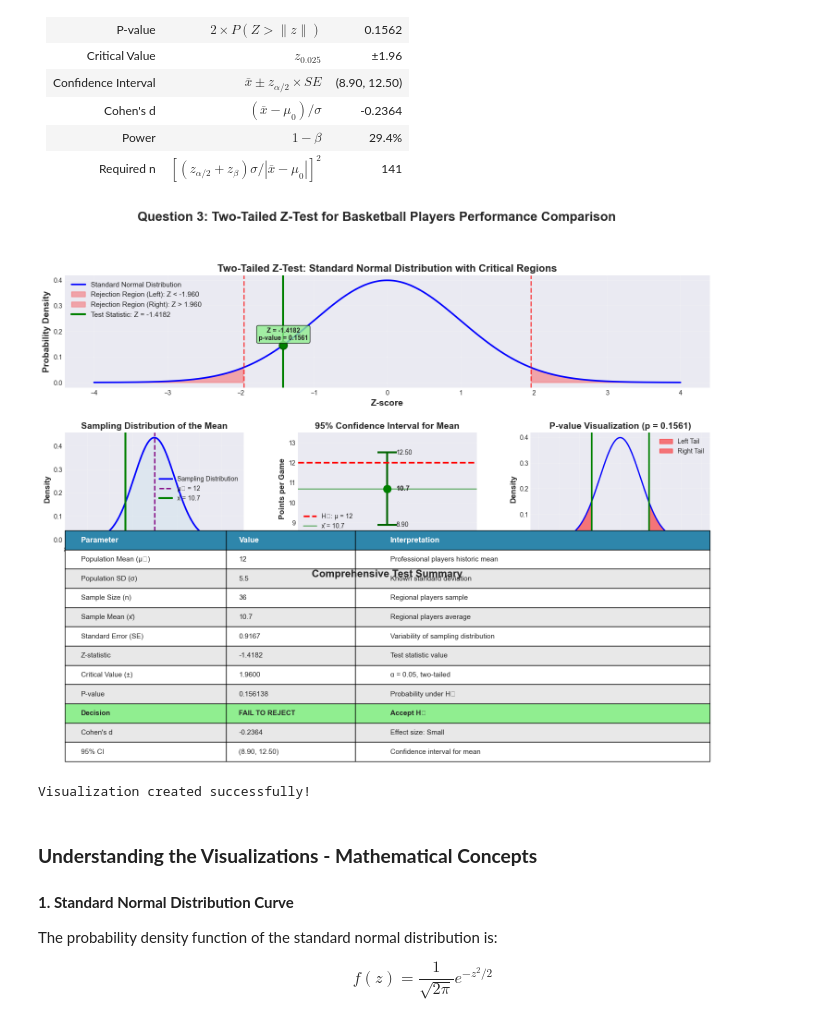
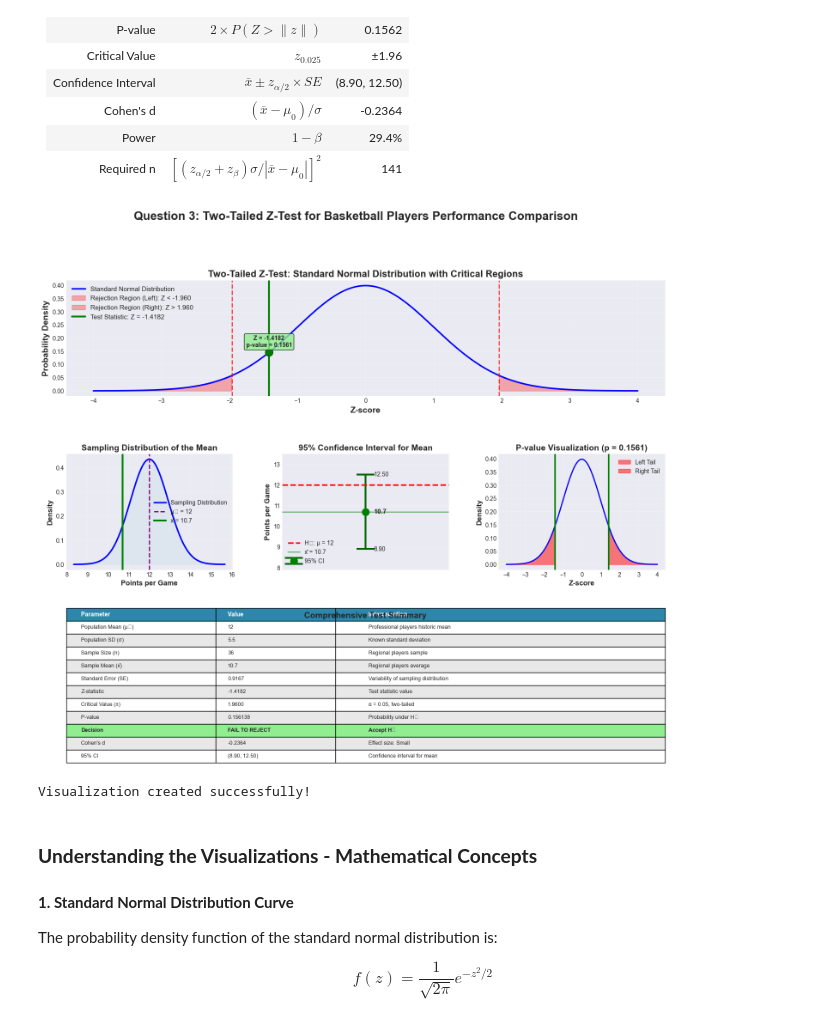
Before and after one commit to ayanalamMOON/Statistical-Foundation-of-Data-Science, a Jupyter notebook: Practical Assignments/Assignment_5/Assignment_5.ipynb, the cells around one changed output. Cells and saved outputs as stored; diff of their text form; code cells hidden in the pictures.

```diff
--- a/Practical Assignments/Assignment_5/Assignment_5.ipynb
+++ b/Practical Assignments/Assignment_5/Assignment_5.ipynb
@@ -2268,8 +2268,8 @@ $$n \approx 141 \text{ players}$$
 # %%
 # Visualization for Question 3
 
-fig = plt.figure(figsize=(18, 12))
-gs = fig.add_gridspec(3, 3, hspace=0.4, wspace=0.3)
+fig = plt.figure(figsize=(18, 14))
+gs = fig.add_gridspec(3, 3, hspace=0.5, wspace=0.3)
 
 # 1. Standard normal distribution with critical regions
 ax1 = fig.add_subplot(gs[0, :])
@@ -2383,38 +2383,38 @@ summary_data = [
 ]
 
 table = ax5.table(cellText=summary_data, cellLoc='left', loc='center',
                   colWidths=[0.25, 0.2, 0.55])
 table.auto_set_font_size(False)
-table.set_fontsize(11)
-table.scale(1, 2.5)
+table.set_fontsize(9)
+table.scale(1, 1.8)
 
 # Style header
 for i in range(3):
     table[(0, i)].set_facecolor('#2E86AB')
-    table[(0, i)].set_text_props(weight='bold', color='white', fontsize=12)
+    table[(0, i)].set_text_props(weight='bold', color='white', fontsize=10)
 
 # Highlight decision row
 for i in range(3):
     table[(9, i)].set_facecolor('#FFD700' if decision == 'REJECT' else '#90EE90')
     table[(9, i)].set_text_props(weight='bold')
 
 # Alternate row colors
 for i in range(1, len(summary_data)):
     if i != 9 and i % 2 == 0:
         for j in range(3):
             table[(i, j)].set_facecolor('#E8E8E8')
 
-ax5.set_title('Comprehensive Test Summary', fontsize=16, fontweight='bold', pad=20)
+ax5.set_title('Comprehensive Test Summary', fontsize=14, fontweight='bold', pad=16)
 
 plt.suptitle('Question 3: Two-Tailed Z-Test for Basketball Players Performance Comparison',
              fontsize=20, fontweight='bold', y=0.995)
 
 plt.savefig('question3_hypothesis_test_analysis.png', dpi=300, bbox_inches='tight')
 plt.show()
 
 print("\nVisualization created successfully!")
 # %% [output]
-[figure, old version]
+[figure, new version]
 Visualization created successfully!
 # %% [markdown]
 ### **Understanding the Visualizations - Mathematical Concepts**
```
Also changed, not shown: 2 other files.
